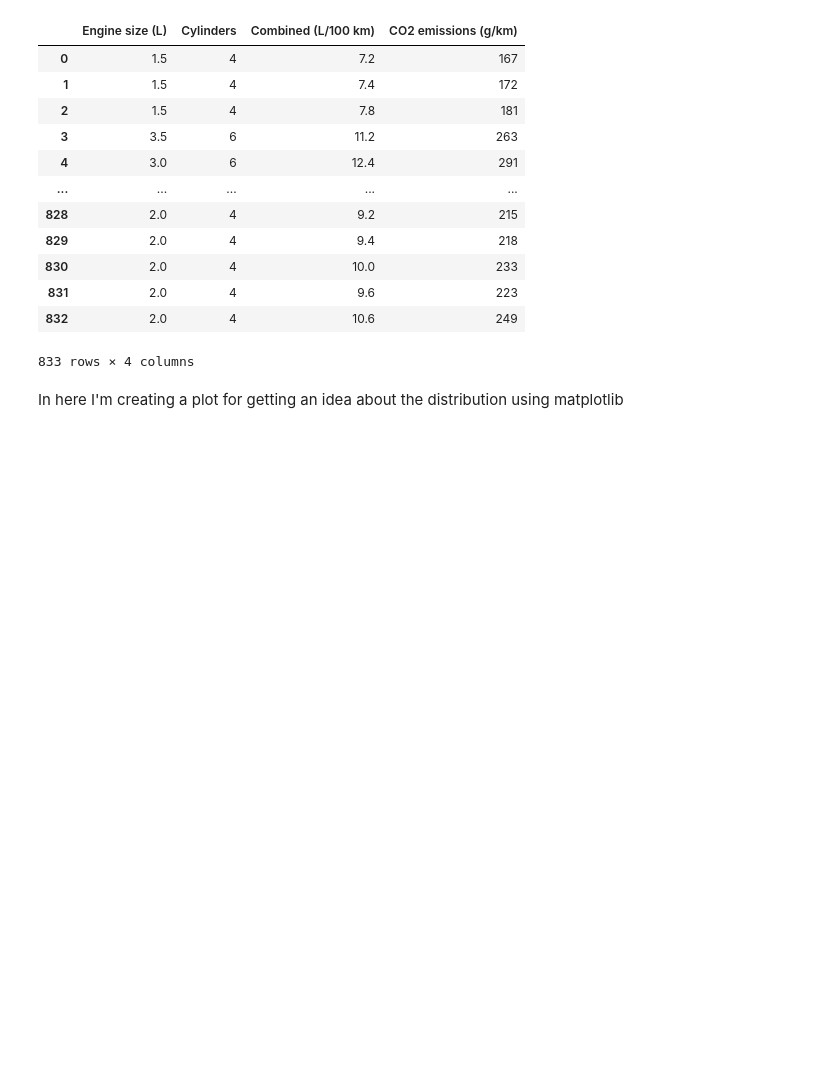
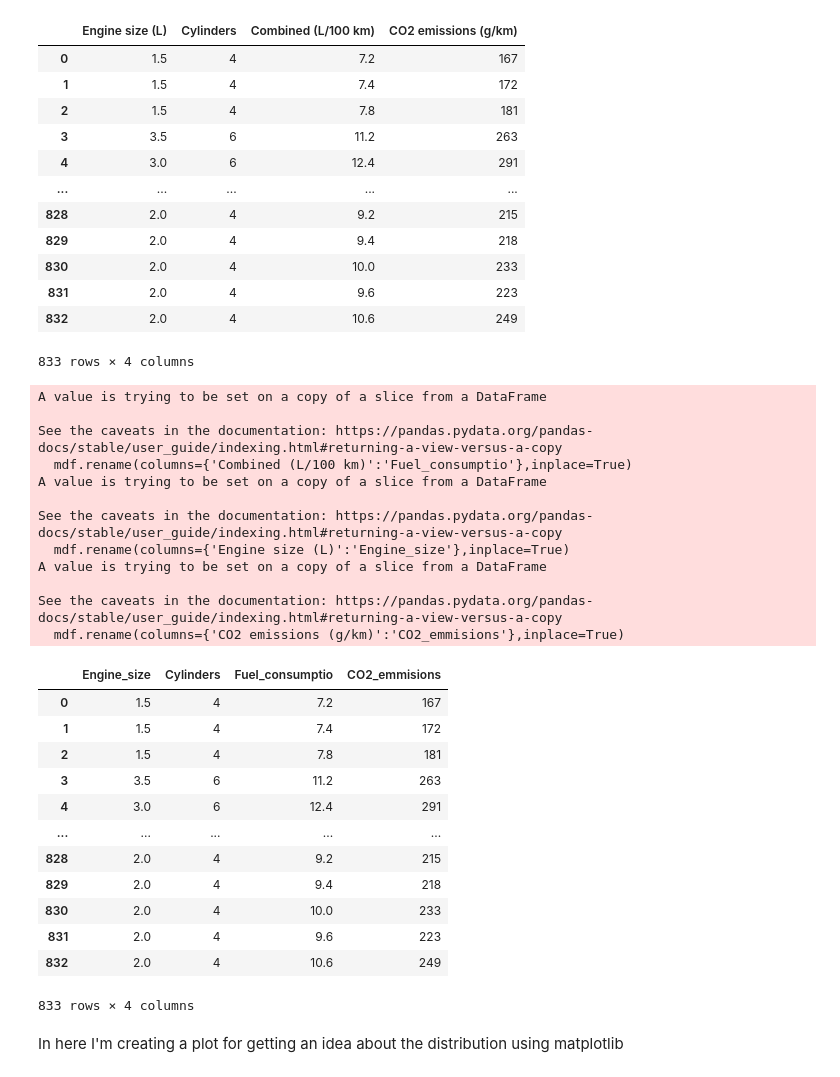
Before and after one commit to prabash-codes/engine-fuel-prediction, a Jupyter notebook: .dist/model.ipynb, the cells around one changed output. Drawn from its saved outputs; the diff is of its cells as text; code cells hidden in the pictures; blank space fills up the shorter version.

```diff
--- a/.dist/model.ipynb
+++ b/.dist/model.ipynb
@@ -88,3 +87,35 @@ mdf
+# %%
+mdf.rename(columns={'Combined (L/100 km)':'Fuel_consumptio'},inplace=True)
+mdf.rename(columns={'Engine size (L)':'Engine_size'},inplace=True)
+mdf.rename(columns={'CO2 emissions (g/km)':'CO2_emmisions'},inplace=True)
+
+mdf
+# %% [output]
+A value is trying to be set on a copy of a slice from a DataFrame
+
+See the caveats in the documentation: https://pandas.pydata.org/pandas-docs/stable/user_guide/indexing.html#returning-a-view-versus-a-copy
+  mdf.rename(columns={'Combined (L/100 km)':'Fuel_consumptio'},inplace=True)
+A value is trying to be set on a copy of a slice from a DataFrame
+
+See the caveats in the documentation: https://pandas.pydata.org/pandas-docs/stable/user_guide/indexing.html#returning-a-view-versus-a-copy
+  mdf.rename(columns={'Engine size (L)':'Engine_size'},inplace=True)
+A value is trying to be set on a copy of a slice from a DataFrame
+
+See the caveats in the documentation: https://pandas.pydata.org/pandas-docs/stable/user_guide/indexing.html#returning-a-view-versus-a-copy
+  mdf.rename(columns={'CO2 emissions (g/km)':'CO2_emmisions'},inplace=True)
+|  | Engine_size | Cylinders | Fuel_consumptio | CO2_emmisions |
+| 0 | 1.5 | 4 | 7.2 | 167 |
+| 1 | 1.5 | 4 | 7.4 | 172 |
+| 2 | 1.5 | 4 | 7.8 | 181 |
+| 3 | 3.5 | 6 | 11.2 | 263 |
+| 4 | 3.0 | 6 | 12.4 | 291 |
+| ... | ... | ... | ... | ... |
+| 828 | 2.0 | 4 | 9.2 | 215 |
+| 829 | 2.0 | 4 | 9.4 | 218 |
+| 830 | 2.0 | 4 | 10.0 | 233 |
+| 831 | 2.0 | 4 | 9.6 | 223 |
+| 832 | 2.0 | 4 | 10.6 | 249 |
+833 rows × 4 columns
 # %% [markdown]
 In here I'm creating a plot for getting an idea about the distribution using matplotlib
 # %% [markdown]
```
Also changed, not shown: parts of 15 cells of this notebook.
